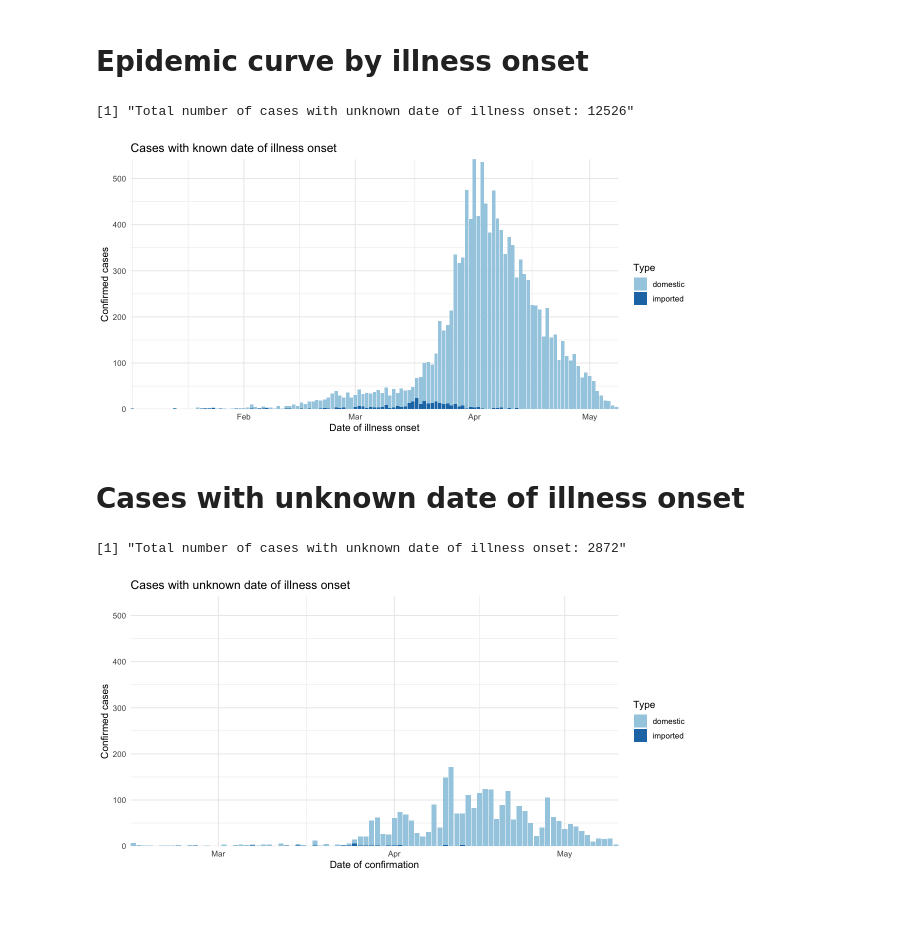
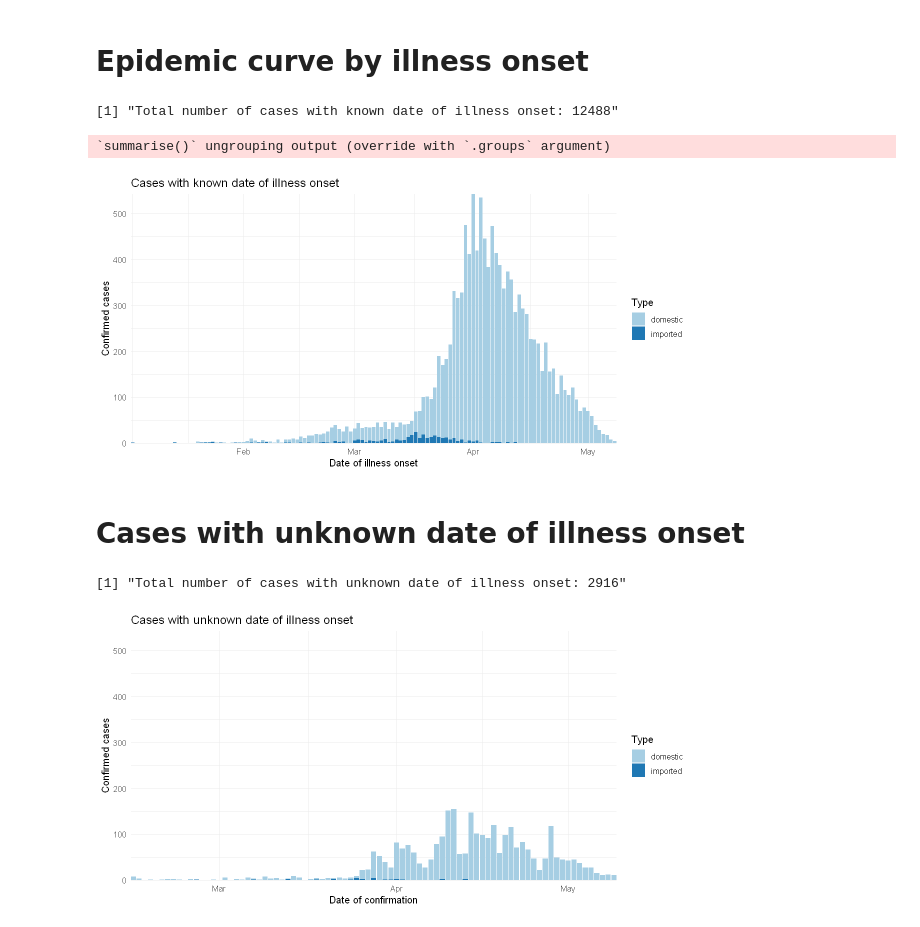
Before and after one commit to contactmodel/COVID19-Japan-Reff, a Jupyter notebook: scripts/A. Showing the epidemic curve.ipynb, the cells around one changed output. Cells and saved outputs as stored; diff of their text form; code cells hidden in the pictures.

```diff
--- a/scripts/A. Showing the epidemic curve.ipynb
+++ b/scripts/A. Showing the epidemic curve.ipynb
@@ -15,41 +36,42 @@ df = read.csv("../data/日本データCOVID19 (200510).csv") %>%
 # %% [markdown]
 # Epidemic curve by illness onset
 # %%
-df %>% filter(!is.na(発症日)) -> df_
+df %>% filter(!is.na(onset)) -> df_
 
-print(paste0("Total number of cases with unknown date of illness onset: ", nrow(df_)))
+print(paste0("Total number of cases with known date of illness onset: ", nrow(df_)))
 # %% [output]
-[1] "Total number of cases with unknown date of illness onset: 12526"
+[1] "Total number of cases with known date of illness onset: 12488"
 # %%
-ymax = max(df_ %>% mutate(count=1) %>% group_by(発症日) %>% summarize(count=sum(count)) %>% .$count)
+ymax = max(df_ %>% mutate(count=1) %>% group_by(onset) %>% summarize(count=sum(count)) %>% .$count)
 
 options(repr.plot.width=10,repr.plot.height=5)
 ggplot() +
-    geom_bar(data = df_, aes(x=発症日, fill=持ち込み症例)) +
+    geom_bar(data = df_, aes(x=onset, fill=exp_type)) +
     coord_cartesian(expand=0) +
     scale_fill_brewer(palette = "Paired") +
     ylim(c(0,ymax)) +
     labs(x="Date of illness onset", y="Confirmed cases", fill = "Type", title="Cases with known date of illness onset")
 # %% [output]
+`summarise()` ungrouping output (override with `.groups` argument)
-[figure, old version]
+[figure, new version]
 # %% [markdown]
 # Cases with unknown date of illness onset
 # %%
-df %>% filter(is.na(発症日)) -> df_
+df %>% filter(is.na(onset)) -> df_
 
 print(paste0("Total number of cases with unknown date of illness onset: ", nrow(df_)))
 # %% [output]
-[1] "Total number of cases with unknown date of illness onset: 2872"
+[1] "Total number of cases with unknown date of illness onset: 2916"
 # %%
 options(repr.plot.width=10,repr.plot.height=5)
 ggplot() +
-    geom_bar(data = df_ %>% mutate(known_event = if_else(is.na(診断日), 報告日, 診断日)),
-                                   aes(x=known_event, fill=持ち込み症例)) +
+    geom_bar(data = df_ %>% mutate(known_event = if_else(is.na(confirmed), reported, confirmed)),
+                                   aes(x=known_event, fill=exp_type)) +
     coord_cartesian(expand=0) +
     scale_fill_brewer(palette = "Paired") +
     ylim(c(0,ymax)) +
     labs(x="Date of confirmation",
          y="Confirmed cases", fill = "Type",
          title="Cases with unknown date of illness onset")
 # %% [output]
-[figure, old version]
+[figure, new version]
```
Also changed, not shown: parts of 2 cells of this notebook, 4 other files.
